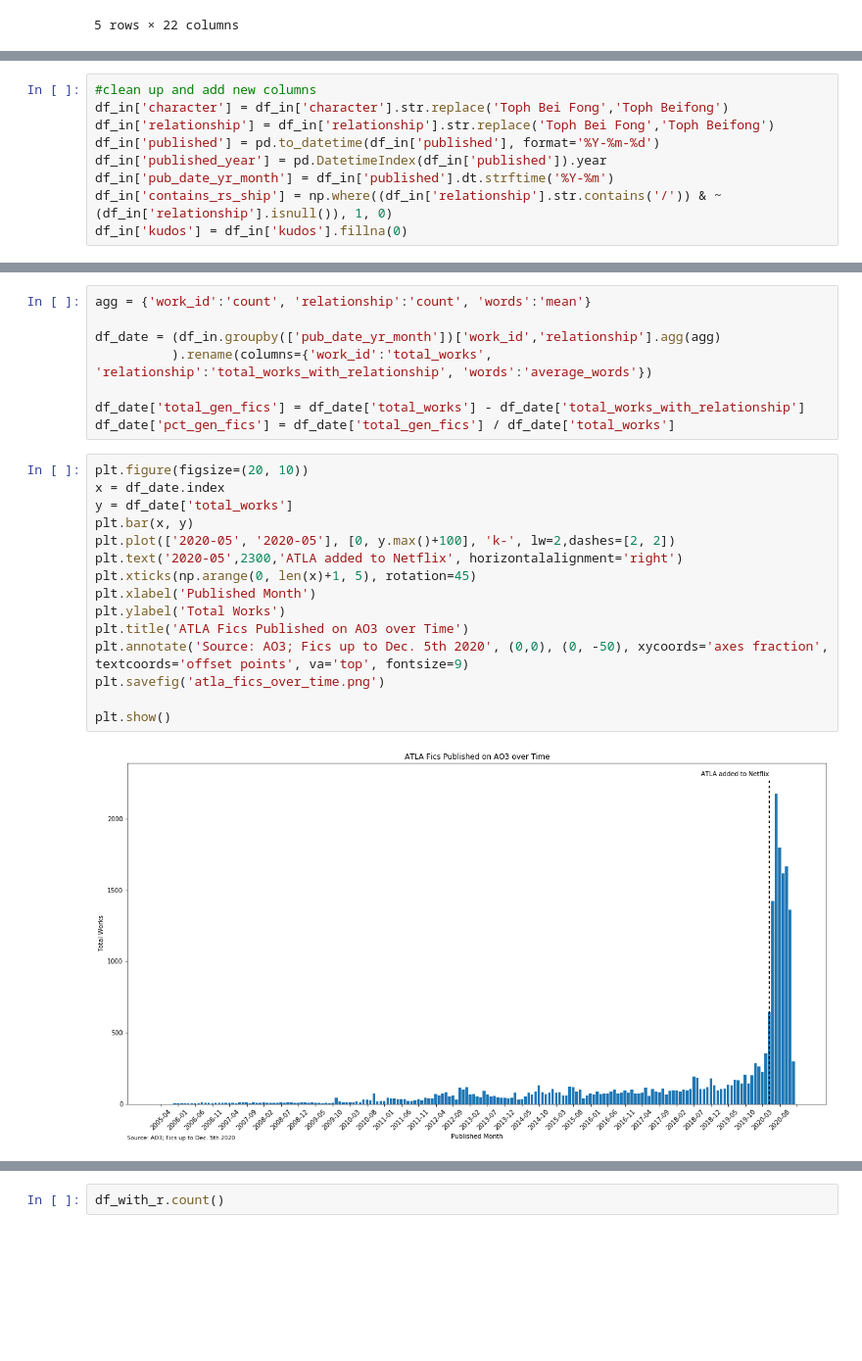
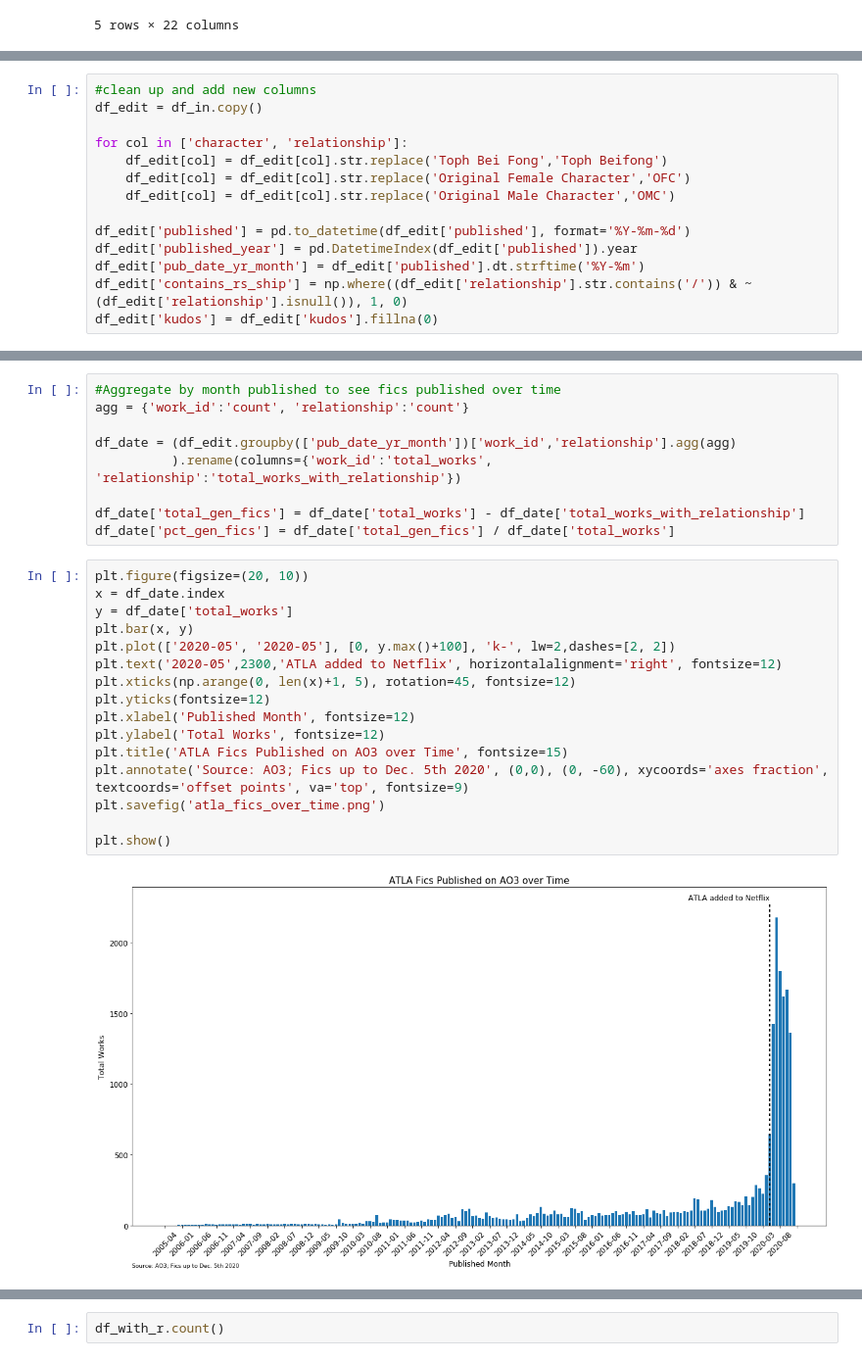
Before and after one commit to pharsaliam/ao3-vizzes, a Jupyter notebook: ATLA/ATLA_Chord_1205_v8.ipynb, the cells around one changed output, grey strips where cells are left out. Shown at 98% size. Drawn from its saved outputs; the diff is of its cells as text; blank space fills up the shorter version.

Commit message:
Added in multi-character pairings, increased font size in charts

```diff
--- a/ATLA/ATLA_Chord_1205_v8.ipynb
+++ b/ATLA/ATLA_Chord_1205_v8.ipynb
@@ -53,11 +53,16 @@ dtypes: float64(5), int64(2), object(15)
 memory usage: 3.8+ MB
 # %%
 #clean up and add new columns
-df_in['character'] = df_in['character'].str.replace('Toph Bei Fong','Toph Beifong')
-df_in['relationship'] = df_in['relationship'].str.replace('Toph Bei Fong','Toph Beifong')
-df_in['published'] = pd.to_datetime(df_in['published'], format='%Y-%m-%d')
-df_in['published_year'] = pd.DatetimeIndex(df_in['published']).year
-df_in['pub_date_yr_month'] = df_in['published'].dt.strftime('%Y-%m')
-df_in['contains_rs_ship'] = np.where((df_in['relationship'].str.contains('/')) & ~(df_in['relationship'].isnull()), 1, 0)
-df_in['kudos'] = df_in['kudos'].fillna(0)
+df_edit = df_in.copy()
+
+for col in ['character', 'relationship']:
+    df_edit[col] = df_edit[col].str.replace('Toph Bei Fong','Toph Beifong')
+    df_edit[col] = df_edit[col].str.replace('Original Female Character','OFC')
+    df_edit[col] = df_edit[col].str.replace('Original Male Character','OMC')
+
+df_edit['published'] = pd.to_datetime(df_edit['published'], format='%Y-%m-%d')
+df_edit['published_year'] = pd.DatetimeIndex(df_edit['published']).year
+df_edit['pub_date_yr_month'] = df_edit['published'].dt.strftime('%Y-%m')
+df_edit['contains_rs_ship'] = np.where((df_edit['relationship'].str.contains('/')) & ~(df_edit['relationship'].isnull()), 1, 0)
+df_edit['kudos'] = df_edit['kudos'].fillna(0)
 # %%
@@ -79,26 +80,28 @@ df_in['contains_rs_ship'].sum()
 # %%
-agg = {'work_id':'count', 'relationship':'count', 'words':'mean'}
+#Aggregate by month published to see fics published over time
+agg = {'work_id':'count', 'relationship':'count'}
 
-df_date = (df_in.groupby(['pub_date_yr_month'])['work_id','relationship'].agg(agg)
-          ).rename(columns={'work_id':'total_works', 'relationship':'total_works_with_relationship', 'words':'average_words'})
+df_date = (df_edit.groupby(['pub_date_yr_month'])['work_id','relationship'].agg(agg)
+          ).rename(columns={'work_id':'total_works', 'relationship':'total_works_with_relationship'})
 
 df_date['total_gen_fics'] = df_date['total_works'] - df_date['total_works_with_relationship']
 df_date['pct_gen_fics'] = df_date['total_gen_fics'] / df_date['total_works']
 # %%
 plt.figure(figsize=(20, 10))
 x = df_date.index
 y = df_date['total_works']
 plt.bar(x, y)
 plt.plot(['2020-05', '2020-05'], [0, y.max()+100], 'k-', lw=2,dashes=[2, 2])
-plt.text('2020-05',2300,'ATLA added to Netflix', horizontalalignment='right')
-plt.xticks(np.arange(0, len(x)+1, 5), rotation=45)
-plt.xlabel('Published Month')
-plt.ylabel('Total Works')
-plt.title('ATLA Fics Published on AO3 over Time')
-plt.annotate('Source: AO3; Fics up to Dec. 5th 2020', (0,0), (0, -50), xycoords='axes fraction', textcoords='offset points', va='top', fontsize=9)
+plt.text('2020-05',2300,'ATLA added to Netflix', horizontalalignment='right', fontsize=12)
+plt.xticks(np.arange(0, len(x)+1, 5), rotation=45, fontsize=12)
+plt.yticks(fontsize=12)
+plt.xlabel('Published Month', fontsize=12)
+plt.ylabel('Total Works', fontsize=12)
+plt.title('ATLA Fics Published on AO3 over Time', fontsize=15)
+plt.annotate('Source: AO3; Fics up to Dec. 5th 2020', (0,0), (0, -60), xycoords='axes fraction', textcoords='offset points', va='top', fontsize=9)
 plt.savefig('atla_fics_over_time.png')
 
 plt.show()
 # %% [output]
-[figure, old version]
+[figure, new version]
 # %%
```
Also changed, not shown: parts of 27 cells of this notebook, 7 other files.
